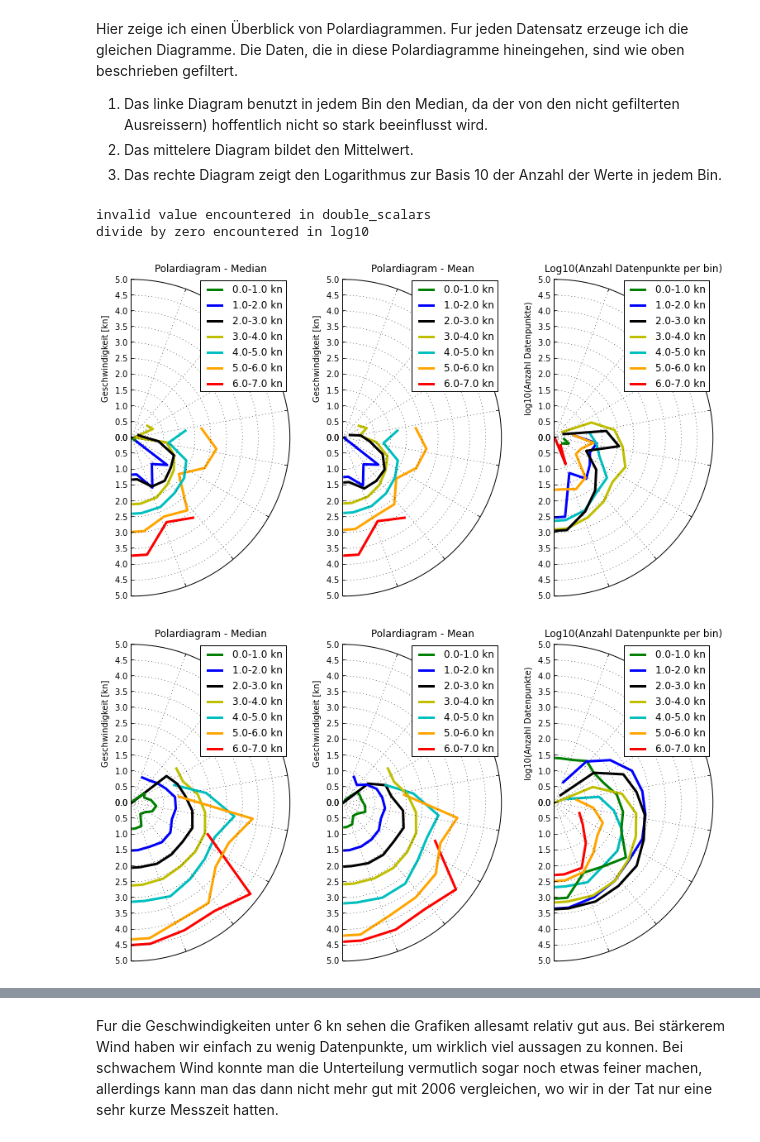
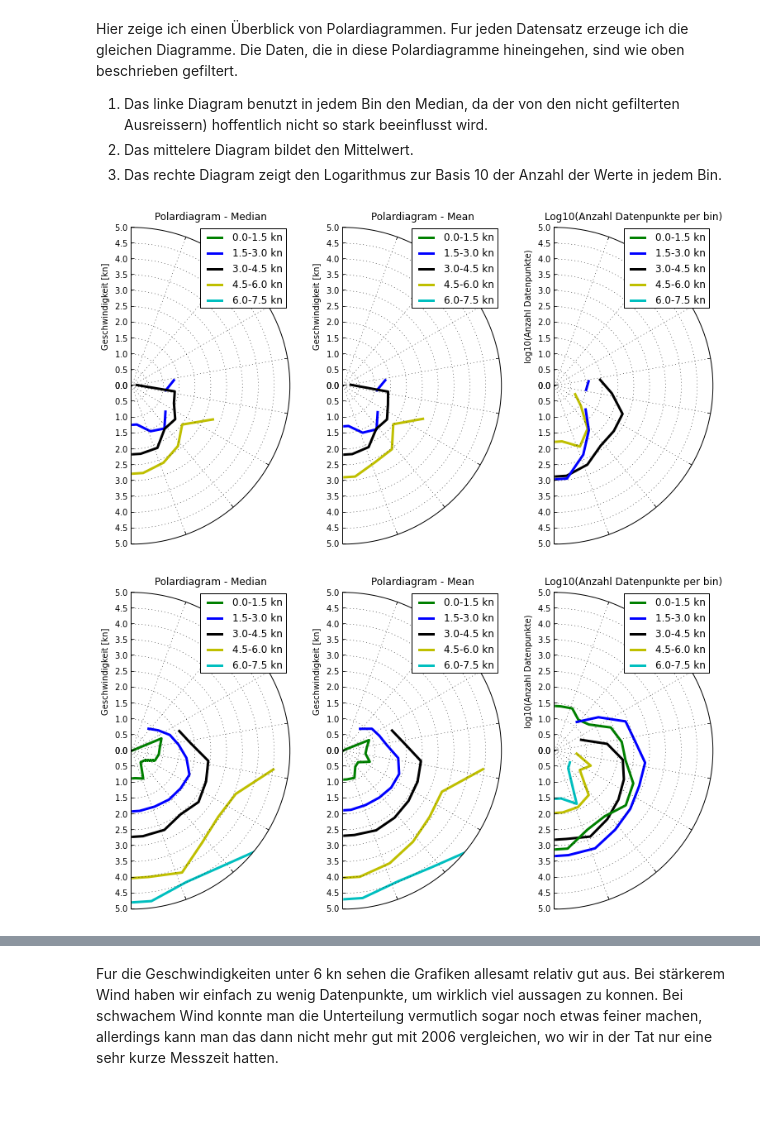
Before and after one commit to Roemerschiff/NX2, a Jupyter notebook: analysis/Polarplots.ipynb, the cells around one changed output, grey strips where cells are left out. Drawn from its saved outputs; the diff is of its cells as text; code cells hidden in the pictures; blank space fills up the shorter version.

Commit message:
Continue Polar plot filtering and Analysis

```diff
--- a/analysis/Polarplots.ipynb
+++ b/analysis/Polarplots.ipynb
@@ -131,7 +131,7 @@ plt.legend(loc = 'lower left')
 Um sinnvolle Parameter zum Filtern zu finden und zu zeigen, wie sich die einzelnen Filter auswirken, verwende ich im Folgenden den Datensatz von 2011 als Beispiel.
 # %%
 sail  = NX2.polar.sail(d11)
-con = NX2.polar.near_const(NX2.math.smooth_gauss(d11['BSP'],10), max_diff = 0.01)
+con = NX2.polar.near_const(NX2.math.smooth_gauss(d11['BSP'],10), max_diff = 0.007)
 TWSs = NX2.math.smooth_expdec(d11['TWS'], 10)
 TWAs = NX2.math.smooth_expdec(np.abs(d11['TWA']), 10)
 conTWA = NX2.polar.near_const(TWAs, max_diff = 1.5)
@@ -243,0 +271,12 @@ print TWAs[i], TWAsdrift[i]
+# %%
+fig = plt.figure(figsize = (10,4))
+ax = fig.add_subplot(111)
+#tax = ax.twinx()
+#tax.plot(dat.datetime(), dat.TWA, 'g', label = 'TWA')
+ax.plot(dat.datetime(), dat['HDC'], 'k', label = 'Kompasskurs')
+ax.plot(dat.datetime(), dat['COG'], 'b', label = u'Kurs über Grund')
+ax.plot(dat.datetime(), np.abs(np.mod(np.sign(dat['TWA']) *(dat['HDC'] -dat['COG']), 180.)), 'r', label='Drift Winkel')
+ax.legend()
+ax.xaxis.set_major_formatter(matplotlib.dates.DateFormatter('%H:%M', tz=None))
+ax.set_xlabel("Uhrzeit")
+ax.set_ylabel("Winkel")
@@ -251,28 +295,31 @@ Hier zeige ich einen Überblick von Polardiagrammen. Fur jeden Datensatz erzeuge
 3. Das rechte Diagram zeigt den Logarithmus zur Basis 10 der Anzahl der Werte in jedem Bin.
 # %%
 def polar3(data):
+    con = NX2.polar.near_const(NX2.math.smooth_gauss(data['BSP'],10), max_diff = 0.007)
+    TWSs = NX2.math.smooth_expdec(data['TWS'], 10)
+    TWAs = NX2.math.smooth_expdec(np.abs(data['TWA']), 10)
+    conTWA = NX2.polar.near_const(TWAs, max_diff = 1.5)
+    ind = con & conTWA & NX2.polar.sail(data)
     fig = plt.figure(figsize = (13,7))
     aux1, ax1 = NX2.polar.setup_plot(fig, 131)
     aux2, ax2 = NX2.polar.setup_plot(fig, 132)
     aux3, ax3 = NX2.polar.setup_plot(fig, 133)
-    speedbins = np.arange(8)
+    speedbins = np.arange(0,8,1.5)
     anglebins = np.arange(0., 181., 15.001)
     colors = ['r','g','b','k','y','c','orange','r']
     for aux, fct in zip([aux1, aux2, aux3], [np.median, np.mean, lambda x: np.log10(len(x))]):
-        poldat = NX2.polar.group(data['TWA'], data['TWS'], data['BSP'], speedbins, anglebins, fct = fct)
+        poldat = NX2.polar.group(TWAs[ind], TWSs[ind], data['BSP'][ind], speedbins, anglebins, fct = fct)
         temp = NX2.polar.plot(aux, poldat, speedbins, anglebins, color = colors)
     ax1.set_title('Polardiagram - Median')
     ax2.set_title('Polardiagram - Mean')
     ax3.set_title ('Log10(Anzahl Datenpunkte per bin)')
     ax3.axis["left"].label.set_text(r"log10(Anzahl Datenpunkte)")
 # %%
-polar3(d06.where(polar.sail(d06)))
+polar3(d06)
 # %% [output]
-invalid value encountered in double_scalars
-divide by zero encountered in log10
-[figure, old version]
+[figure, new version]
 # %%
-polar3(d08.where(polar.sail(d08)))
+polar3(d08)
 # %% [output]
-[figure, old version]
+[figure, new version]
 # %%
```
Also changed, not shown: parts of 21 cells of this notebook, 1 other file.
